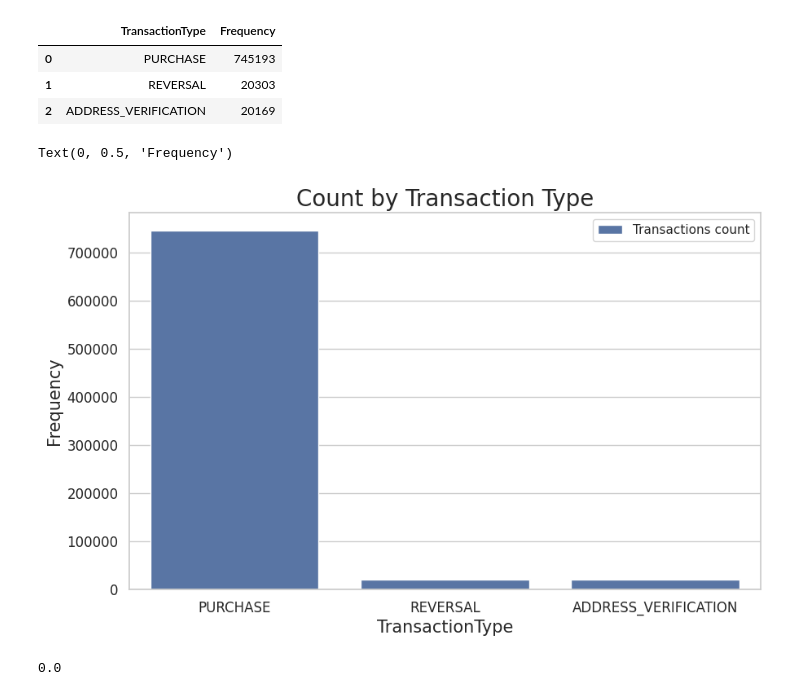
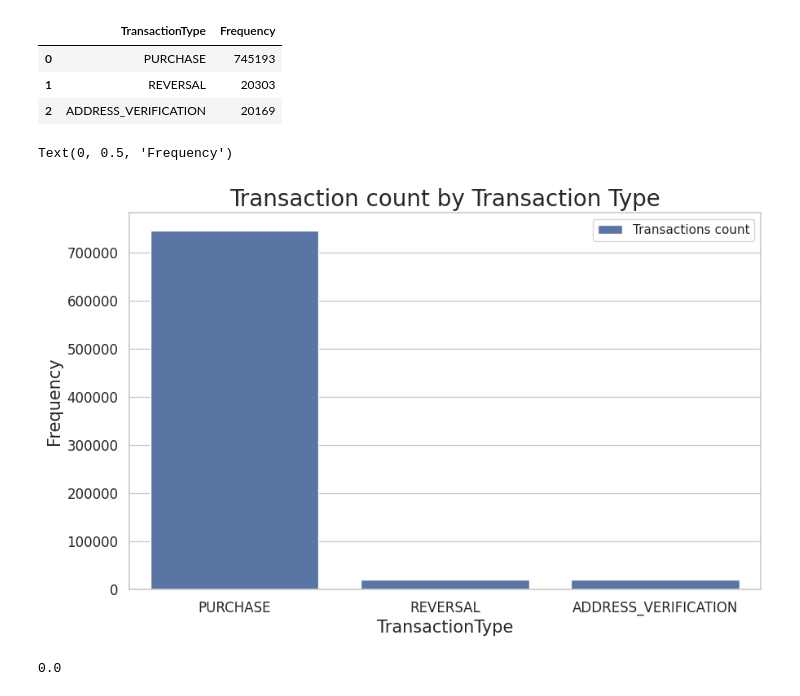
Before and after one commit to KGuruPrasad94/DS_challenge_C1, a Jupyter notebook: DS_challenge_final.ipynb, the cells around one changed output. Saved outputs shown, nothing was run; the diff lists cells and outputs as text; code cells hidden in the pictures.

```diff
--- a/DS_challenge_final.ipynb
+++ b/DS_challenge_final.ipynb
@@ -458,23 +451,23 @@ tran_df
 # %%
 sns.set_theme(style="whitegrid")
 
 # Initialize the matplotlib figure
 f, ax = plt.subplots(figsize=(10, 6))
 
 # plotting a bar plot
 bar1 = sns.barplot(x="TransactionType", y="Frequency", data=tran_df, label="Transactions count")
 
 # formatting tick size
 plt.xticks(fontsize=12)
 plt.yticks(fontsize=12)
 
 # setting title and label
-plt.title("Count by Transaction Type", loc='center',fontsize=20)
+plt.title("Transaction count by Transaction Type", loc='center',fontsize=20)
 plt.xlabel('TransactionType',fontsize=15)
 plt.ylabel('Frequency',fontsize=15)
 # %% [output]
 Text(0, 0.5, 'Frequency')
-[figure, old version]
+[figure, new version]
 # %%
 # inspecting ADDRESS_VERIFICATION Transaction Type
 df[df['transactionType']=='ADDRESS_VERIFICATION'].transactionAmount.sum()
```
Also changed, not shown: parts of 47 cells of this notebook.
